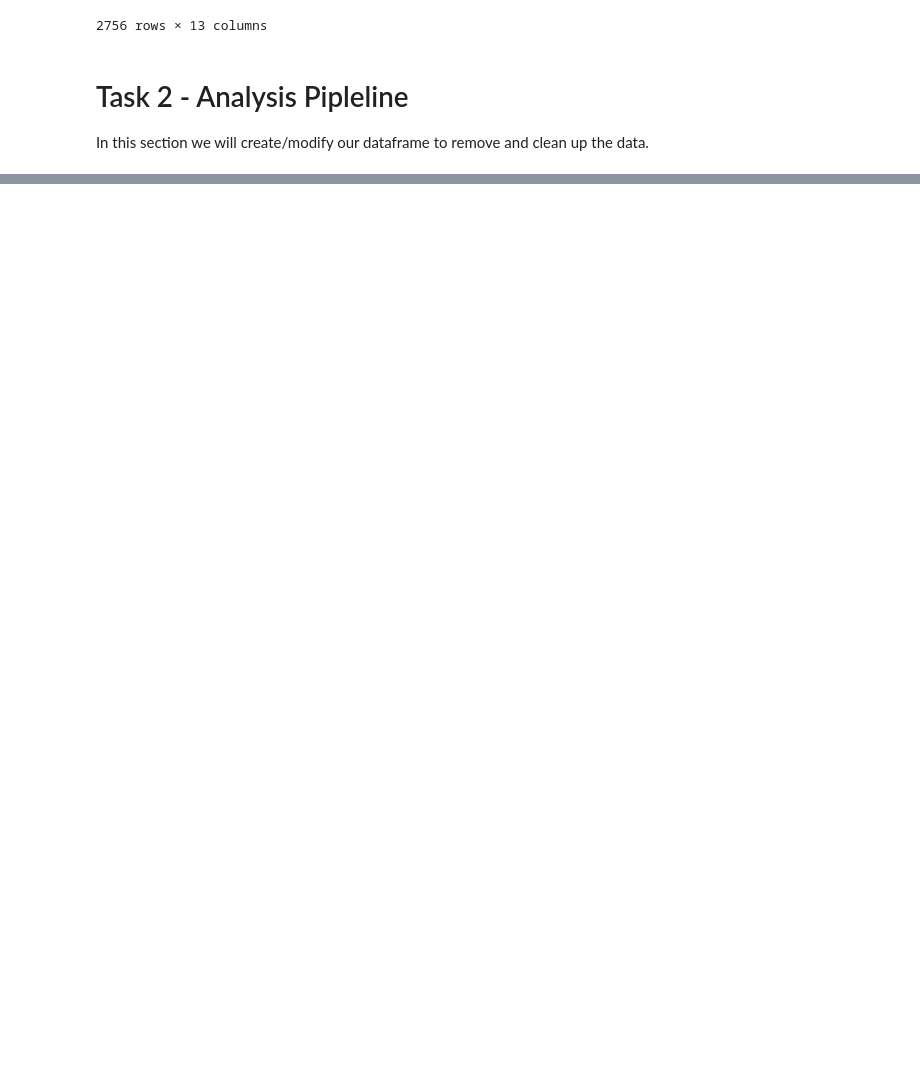
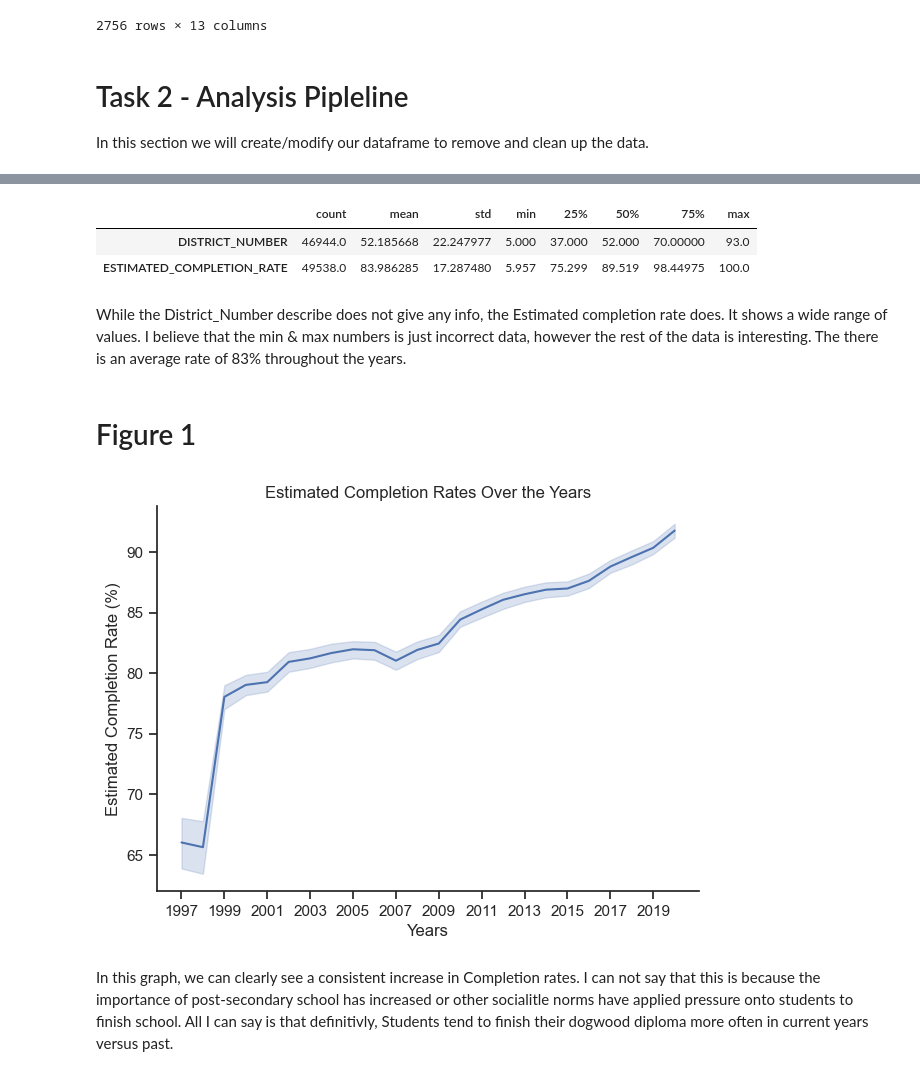
Before and after one commit to ubco-W2022T1-cosc301/project-group19, a Jupyter notebook: notebooks/analysis1.ipynb, the cells around one changed output, grey strips where cells are left out. Drawn from its saved outputs; the diff is of its cells as text; code cells hidden in the pictures; blank space fills up the shorter version.

```diff
--- a/notebooks/analysis1.ipynb
+++ b/notebooks/analysis1.ipynb
@@ -277,0 +284,3 @@ cleanData
+# %%
+clean_data = func.load_and_process("../data/raw/Completion_Rate_residents_only_97-21.csv")
+clean_data
@@ -277,0 +306,29 @@ cleanData
+# %%
+clean_data.describe().T
+# %% [output]
+|  | count | mean | std | min | 25% | 50% | 75% | max |
+| DISTRICT_NUMBER | 46944.0 | 52.185668 | 22.247977 | 5.000 | 37.000 | 52.000 | 70.00000 | 93.0 |
+| ESTIMATED_COMPLETION_RATE | 49538.0 | 83.986285 | 17.287480 | 5.957 | 75.299 | 89.519 | 98.44975 | 100.0 |
+# %% [markdown]
+While the District_Number describe does not give any info, the Estimated completion rate does. It shows a wide range of values. I believe that the min & max numbers is just incorrect data, however the rest of the data is interesting. The there is an average rate of 83% throughout the years.
+# %% [markdown]
+# Figure 1
+# %%
+sns.set_theme(style='ticks')
+f, ax = plt.subplots(figsize=(7,5))
+sns.despine(f)
+
+plt.rc("axes.spines", top=False, right=False)
+ax = sns.lineplot(x='YEAR', y ='ESTIMATED_COMPLETION_RATE', data=clean_data)
+xticks = ax.xaxis.get_major_ticks()
+for i in range(len(xticks)):
+    if i%2==1:
+        xticks[i].set_visible(False)
+plt.title("Estimated Completion Rates Over the Years")
+plt.xlabel("Years")
+plt.ylabel("Estimated Completion Rate (%)")
+plt.show()
+# %% [output]
+[figure, added]
+# %% [markdown]
+In this graph, we can clearly see a consistent increase in Completion rates. I can not say that this is because the importance of post-secondary school has increased or other socialitle norms have applied pressure onto students to finish school. All I can say is that definitivly, Students tend to finish their dogwood diploma more often in current years versus past.
```
Also changed, not shown: parts of 11 cells of this notebook, 1 other file.
